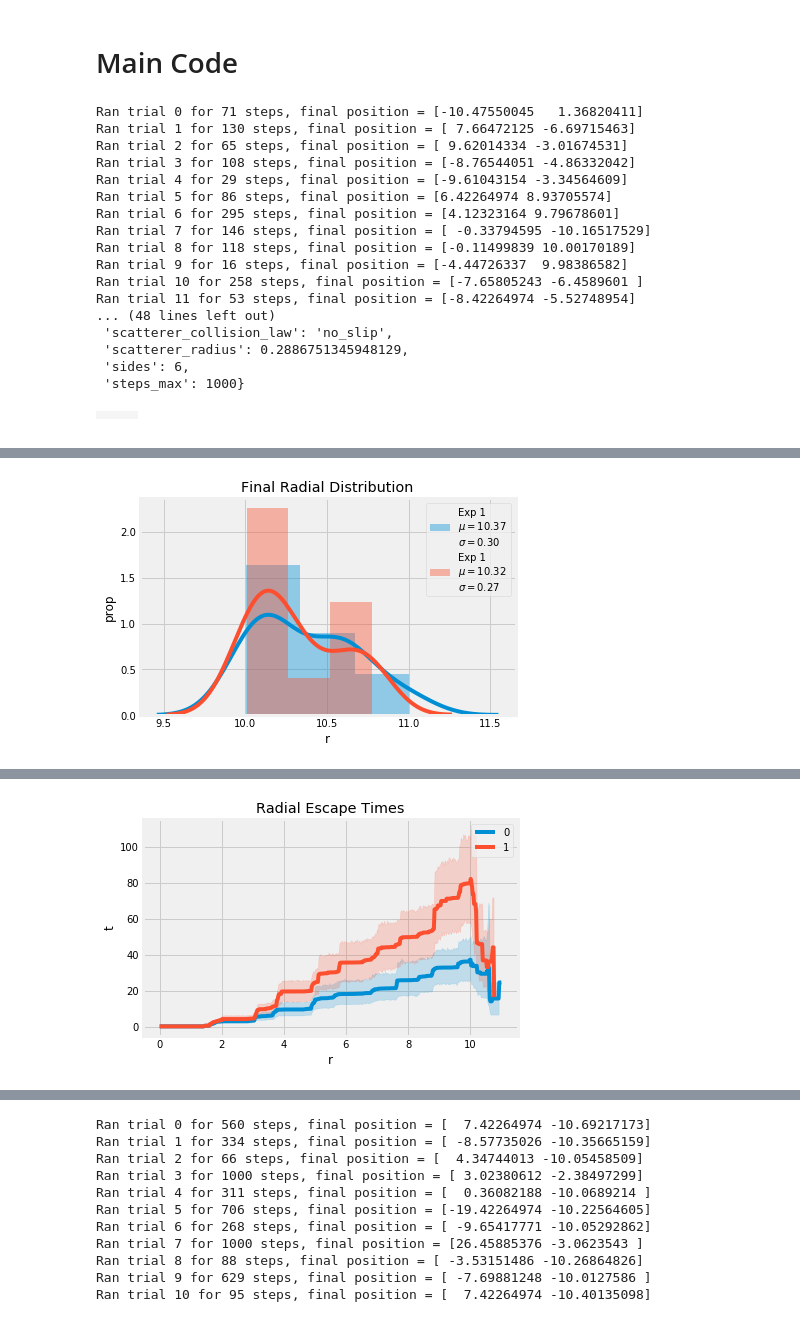
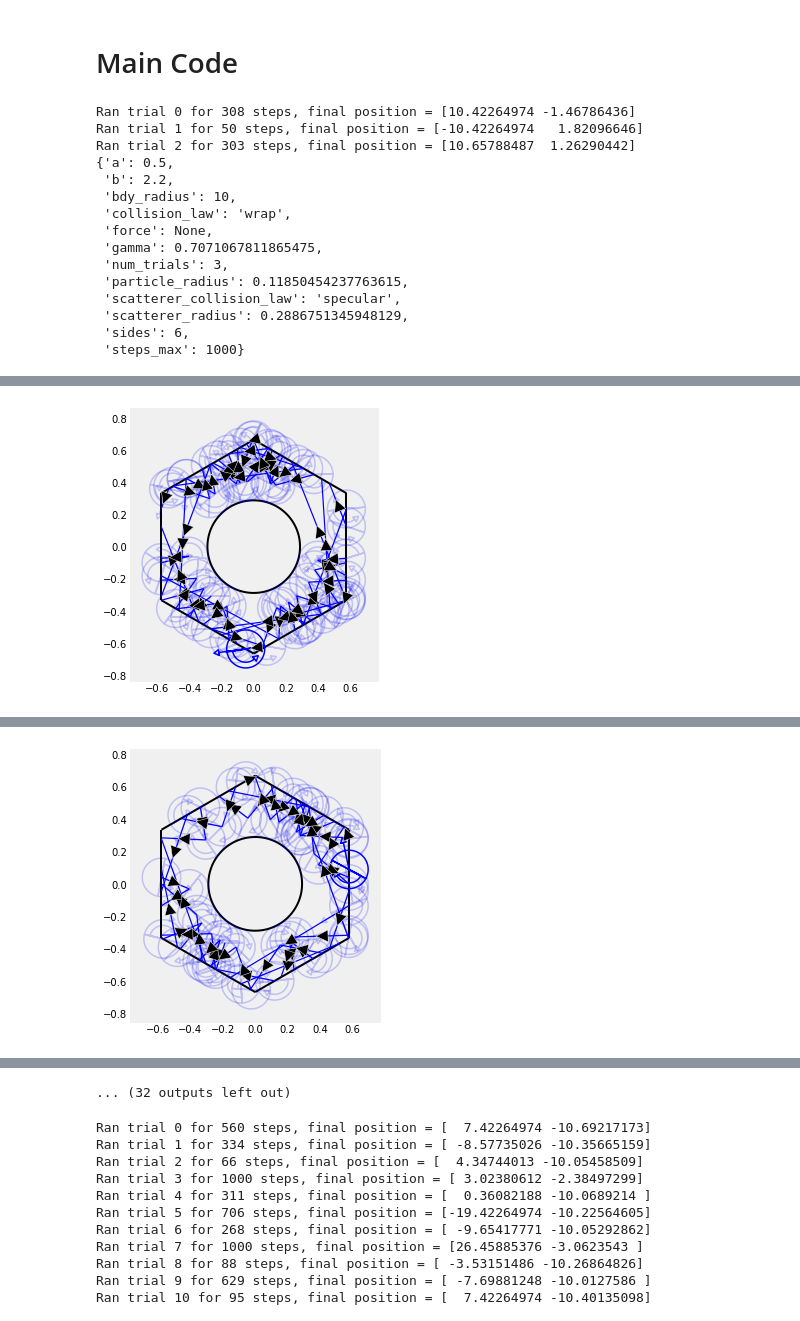
Before and after one commit to drscook/REU_2019, a Jupyter notebook: main_v18.ipynb, the cells around one changed output, grey strips where cells are left out. Saved outputs shown, nothing was run; the diff lists cells and outputs as text; code cells hidden in the pictures.

```diff
--- a/main_v18.ipynb
+++ b/main_v18.ipynb
@@ -1989,15 +1989,18 @@ def summary_plots(run_path, use_complete=True, use_incomplete=True):
 param_options = {}
 param_options['a'] = 0.5
 param_options['b'] = 2.2
-param_options['gamma'] = 1/np.sqrt(2)
+param_options['gamma'] = [0.0, 1/np.sqrt(2)]
 ## Because force is a vector, it must be enclosed in double brackets ex: [[0.0,-1.0], [0.0,-3.0]]
 param_options['force'] = None
 param_options['collision_law'] = 'wrap'
-param_options['scatterer_collision_law'] = ['specular', 'no_slip']
-param_options['num_trials'] = 20
+param_options['scatterer_collision_law'] = 'no_slip'
+param_options['num_trials'] = 3
 param_options['steps_max'] = 1000
 param_options['sides'] = 6
 param_options['bdy_radius'] = 10
+
+
+
 
 experiments = make_experiments(param_options)
 run_path = base_path + timestamp() + "/"
@@ -2027,8 +2030,13 @@ for exp_idx, exp_params in enumerate(experiments):
         except:
             pass # uses default point particle
 
+
+
+
         ### Setup Stopping Conditions
         part.stopping_conditions.append(DistanceStoppingCondition(distance_max=exp_params['bdy_radius']))
+
+
 
         ### Setup Initial Conditions
         start_wall_idx = -1
@@ -2047,6 +2055,9 @@ for exp_idx, exp_params in enumerate(experiments):
         frame = -start_wall.get_frame(part)
         part.vel = vf @ frame
 
+
+
+        ### Run
         part, Walls = run_trial(part, Walls)
         print(f"Ran trial {trial_idx} for {part.step} steps, final position = {part.pos+part.cell_shift}")
 
@@ -2054,6 +2065,19 @@ for exp_idx, exp_params in enumerate(experiments):
         part.exp_path = exp_path
         part.trial_path = trial_path
         save_trial(part)
+
+
+
+        ### Draw
+        ### Show image and animation from last trial of experiment
+        ax = draw(trial_path=trial_path, steps=100, show_arrows=True, show_trail=True, show_past=True)
+        plt.savefig(fname=f"{trial_path}trajectory.png")
+        plt.savefig(fname=f"{trial_path}trajectory.eps")
+
+#         anim = animate(trial_path=trial_path, movie_time=5, frames_per_second=50, smoothing=50,
+#                        save=True, embed=True, show_arrows=True, show_trail=True, show_past=True)
+
+
 
     ### Create and display output
     ### Report display information about the experiment.  User may add or remove as they wish.
@@ -2065,39 +2089,34 @@ for exp_idx, exp_params in enumerate(experiments):
 
 
     ### Show image and animation from last trial of experiment
-    ax = draw(trial_path=trial_path, steps=100, show_arrows=True, show_trail=True, show_past=True)
-    plt.show()
-
-    anim = animate(trial_path=trial_path, movie_time=5, frames_per_second=50, smoothing=50,
-                   save=True, embed=True, show_arrows=True, show_trail=True, show_past=True)
 
 
     ### arclength distribution
     draw_arclength_ecdf(trial_path=trial_path)
+    plt.savefig(fname=f"{exp_path}arclength.png")
+    plt.savefig(fname=f"{exp_path}arclength.eps")
     plt.show()
 
-    # ### phase portraits
+    ### phase portraits
     fig, ax = draw_phase_2d_3d(exp_path)
+    plt.savefig(fname=f"{exp_path}phase.png")
+    plt.savefig(fname=f"{exp_path}phase.eps")
     plt.show()
 
 summary_plots(run_path, use_complete=False, use_incomplete=True)
 # %% [output]
-Ran trial 0 for 71 steps, final position = [-10.47550045   1.36820411]
-Ran trial 1 for 130 steps, final position = [ 7.66472125 -6.69715463]
-Ran trial 2 for 65 steps, final position = [ 9.62014334 -3.01674531]
-Ran trial 3 for 108 steps, final position = [-8.76544051 -4.86332042]
-Ran trial 4 for 29 steps, final position = [-9.61043154 -3.34564609]
-Ran trial 5 for 86 steps, final position = [6.42264974 8.93705574]
-Ran trial 6 for 295 steps, final position = [4.12323164 9.79678601]
-Ran trial 7 for 146 steps, final position = [ -0.33794595 -10.16517529]
-Ran trial 8 for 118 steps, final position = [-0.11499839 10.00170189]
-Ran trial 9 for 16 steps, final position = [-4.44726337  9.98386582]
-Ran trial 10 for 258 steps, final position = [-7.65805243 -6.4589601 ]
-Ran trial 11 for 53 steps, final position = [-8.42264974 -5.52748954]
-... (48 lines left out)
- 'scatterer_collision_law': 'no_slip',
+Ran trial 0 for 308 steps, final position = [10.42264974 -1.46786436]
+Ran trial 1 for 50 steps, final position = [-10.42264974   1.82096646]
+Ran trial 2 for 303 steps, final position = [10.65788487  1.26290442]
+{'a': 0.5,
+ 'b': 2.2,
+ 'bdy_radius': 10,
+ 'collision_law': 'wrap',
+ 'force': None,
+ 'gamma': 0.7071067811865475,
+ 'num_trials': 3,
+ 'particle_radius': 0.11850454237763615,
+ 'scatterer_collision_law': 'specular',
  'scatterer_radius': 0.2886751345948129,
  'sides': 6,
  'steps_max': 1000}
-|  |  |  |
-|  |  |  |
@@ -2107 +2123 @@ Ran trial 11 for 53 steps, final position = [-8.42264974 -5.52748954]
-[figure, old version]
+[figure, new version]
@@ -2112 +2124 @@ Ran trial 11 for 53 steps, final position = [-8.42264974 -5.52748954]
-[figure, old version]
+[figure, new version]
@@ -2114,0 +2148 @@ Ran trial 11 for 53 steps, final position = [-8.42264974 -5.52748954]
+... (32 outputs left out)
```
Also changed, not shown: parts of 3 cells of this notebook.
